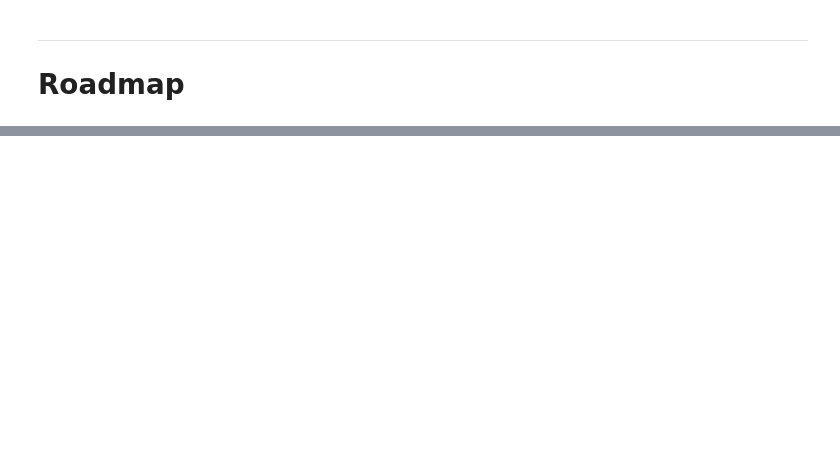
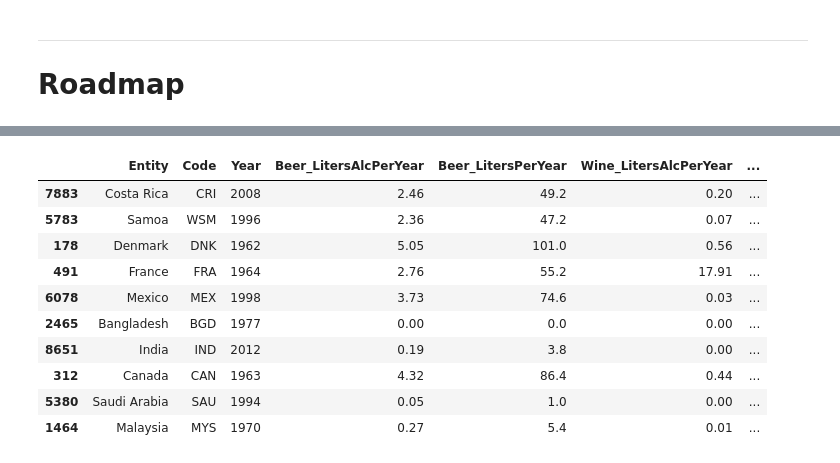
Before and after one commit to flimao/drinking-dashboard, a Jupyter notebook: exploracao_dados.ipynb, the cells around one changed output, grey strips where cells are left out. Cells and saved outputs as stored; diff of their text form; code cells hidden in the pictures; blank space fills up the shorter version.

```diff
--- a/exploracao_dados.ipynb
+++ b/exploracao_dados.ipynb
@@ -268,0 +509,18 @@ dfspirits_raw.sample(5)
+# %%
+# 1. MERGE
+dfalc_s = dfalc.sort_values(by = ['Year', 'Code'])
+dfle_s = dfle.sort_values(by = ['Year', 'CountryCode'])
+dfalcle = pd.merge_asof(left = dfalc_s, right = dfle_s, left_by = 'Code', left_on = 'Year', right_by = 'CountryCode', right_on = 'Year', direction = 'nearest')
+dfalcle.sample(10)
+# %% [output]
+|  | Entity | Code | Year | Beer_LitersAlcPerYear | Beer_LitersPerYear | Wine_LitersAlcPerYear | ... |
+| 7883 | Costa Rica | CRI | 2008 | 2.46 | 49.2 | 0.20 | ... |
+| 5783 | Samoa | WSM | 1996 | 2.36 | 47.2 | 0.07 | ... |
+| 178 | Denmark | DNK | 1962 | 5.05 | 101.0 | 0.56 | ... |
+| 491 | France | FRA | 1964 | 2.76 | 55.2 | 17.91 | ... |
+| 6078 | Mexico | MEX | 1998 | 3.73 | 74.6 | 0.03 | ... |
+| 2465 | Bangladesh | BGD | 1977 | 0.00 | 0.0 | 0.00 | ... |
+| 8651 | India | IND | 2012 | 0.19 | 3.8 | 0.00 | ... |
+| 312 | Canada | CAN | 1963 | 4.32 | 86.4 | 0.44 | ... |
+| 5380 | Saudi Arabia | SAU | 1994 | 0.05 | 1.0 | 0.00 | ... |
+| 1464 | Malaysia | MYS | 1970 | 0.27 | 5.4 | 0.01 | ... |
```
Also changed, not shown: parts of 24 cells of this notebook, 1 other file.
